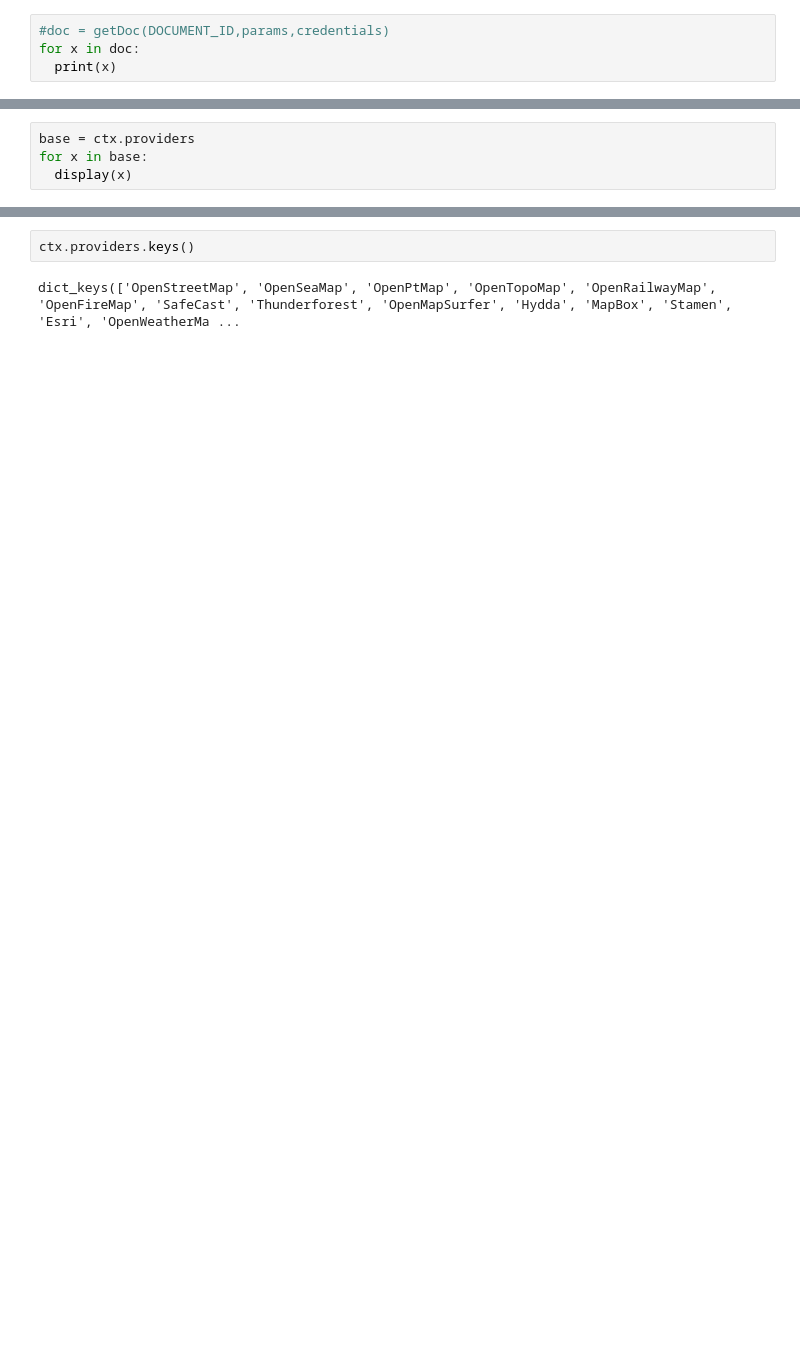
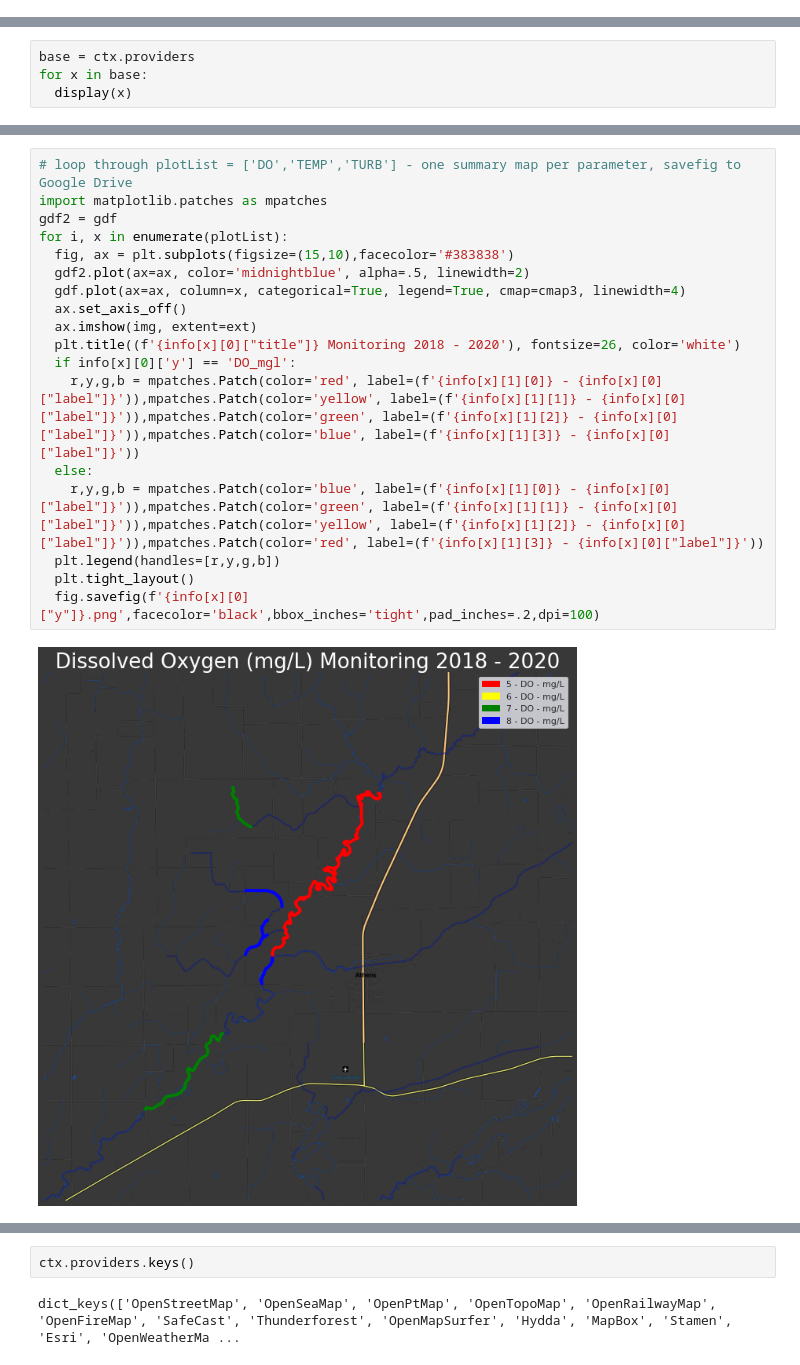
Before and after one commit to Location-Artistry/GEO-DEV-NOTEBOOKS, a Jupyter notebook: NHBP_WATER_ASSESS_2021.ipynb, the cells around one changed output, grey strips where cells are left out. Drawn from its saved outputs; the diff is of its cells as text; blank space fills up the shorter version.

```diff
--- a/NHBP_WATER_ASSESS_2021.ipynb
+++ b/NHBP_WATER_ASSESS_2021.ipynb
@@ -1063,4 +1130,0 @@ copyID = copyFile(DOCUMENT_ID, docTitle, credentials)
-# %%
-#doc = getDoc(DOCUMENT_ID,params,credentials)
-for x in doc:
-  print(x)
@@ -1158,0 +1410,20 @@ for x in base:
+# %%
+# loop through plotList = ['DO','TEMP','TURB'] - one summary map per parameter, savefig to Google Drive
+import matplotlib.patches as mpatches
+gdf2 = gdf
+for i, x in enumerate(plotList):
+  fig, ax = plt.subplots(figsize=(15,10),facecolor='#383838')
+  gdf2.plot(ax=ax, color='midnightblue', alpha=.5, linewidth=2)
+  gdf.plot(ax=ax, column=x, categorical=True, legend=True, cmap=cmap3, linewidth=4)
+  ax.set_axis_off()
+  ax.imshow(img, extent=ext)
+  plt.title((f'{info[x][0]["title"]} Monitoring 2018 - 2020'), fontsize=26, color='white')
+  if info[x][0]['y'] == 'DO_mgl':
+    r,y,g,b = mpatches.Patch(color='red', label=(f'{info[x][1][0]} - {info[x][0]["label"]}')),mpatches.Patch(color='yellow', label=(f'{info[x][1][1]} - {info[x][0]["label"]}')),mpatches.Patch(color='green', label=(f'{info[x][1][2]} - {info[x][0]["label"]}')),mpatches.Patch(color='blue', label=(f'{info[x][1][3]} - {info[x][0]["label"]}'))
+  else:
+    r,y,g,b = mpatches.Patch(color='blue', label=(f'{info[x][1][0]} - {info[x][0]["label"]}')),mpatches.Patch(color='green', label=(f'{info[x][1][1]} - {info[x][0]["label"]}')),mpatches.Patch(color='yellow', label=(f'{info[x][1][2]} - {info[x][0]["label"]}')),mpatches.Patch(color='red', label=(f'{info[x][1][3]} - {info[x][0]["label"]}'))
+  plt.legend(handles=[r,y,g,b])
+  plt.tight_layout()
+  fig.savefig(f'{info[x][0]["y"]}.png',facecolor='black',bbox_inches='tight',pad_inches=.2,dpi=100)
+# %% [output]
+[figure, added]
```
Also changed, not shown: parts of 87 cells of this notebook.
